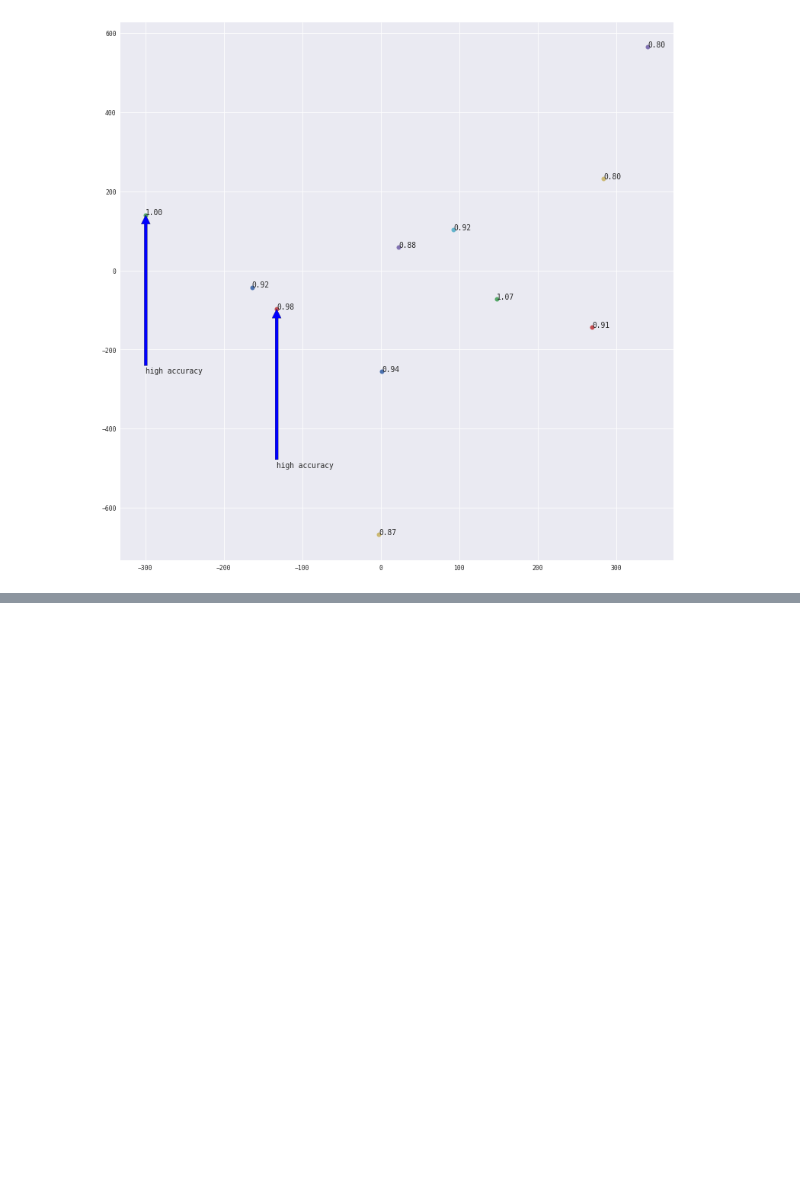
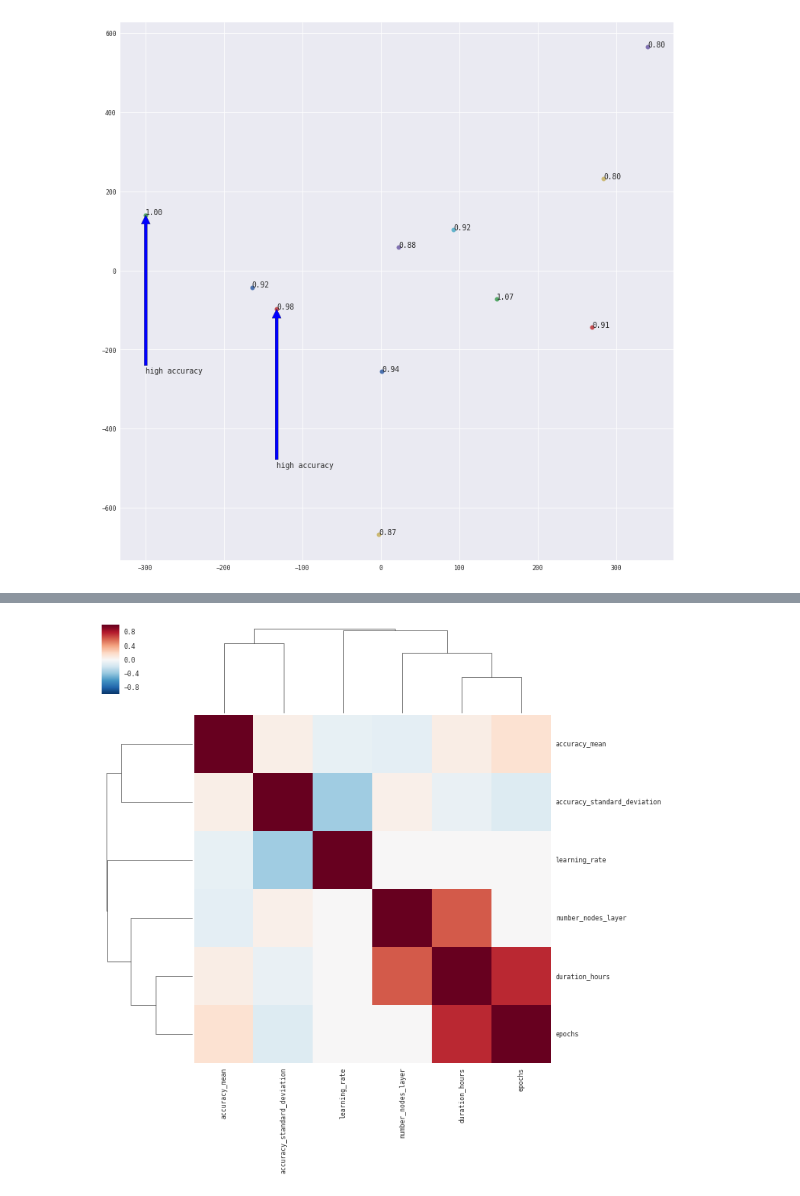
Before and after one commit to wdbm/dosimetric_correlations, a Jupyter notebook: hyperparameter_tuning.ipynb, the cells around one changed output, grey strips where cells are left out. Drawn from its saved outputs; the diff is of its cells as text; code cells hidden in the pictures; blank space fills up the shorter version.

```diff
--- a/hyperparameter_tuning.ipynb
+++ b/hyperparameter_tuning.ipynb
@@ -269,3 +269,8 @@ for point, label in zip(Y, y):
 plt.show()
 # %% [output]
 [figure]
+# %%
+results = pd.read_csv("2017-07-27T2145Z_results.csv")
+
+print(len(results))
+results.sort_values("accuracy_mean", ascending = False)#.head()
@@ -271,0 +300,5 @@ plt.show()
+# %%
+plot = sns.clustermap(results.corr())
+plt.setp(plot.ax_heatmap.get_yticklabels(), rotation = 0);
+# %% [output]
+[figure, added]
```
Also changed, not shown: parts of 20 cells of this notebook, 2 other files.
